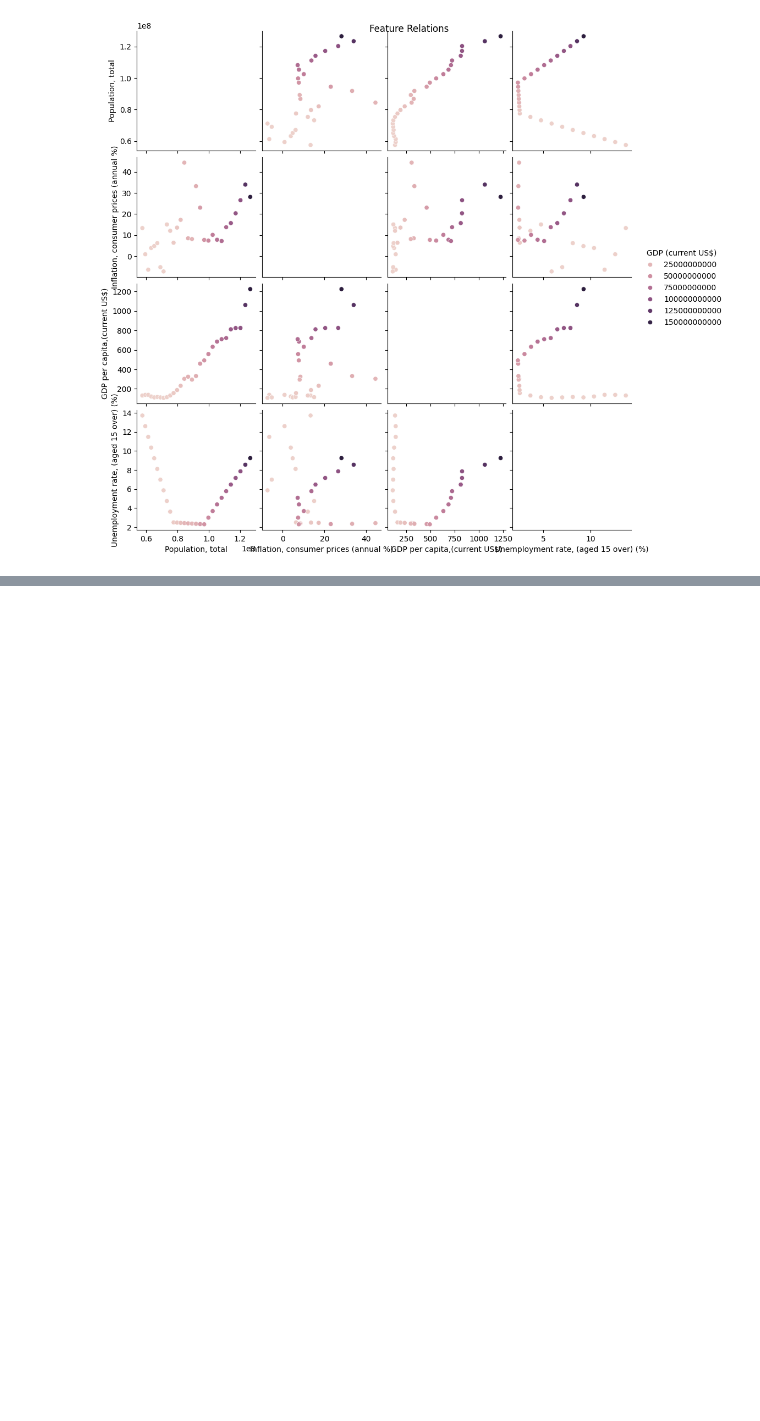
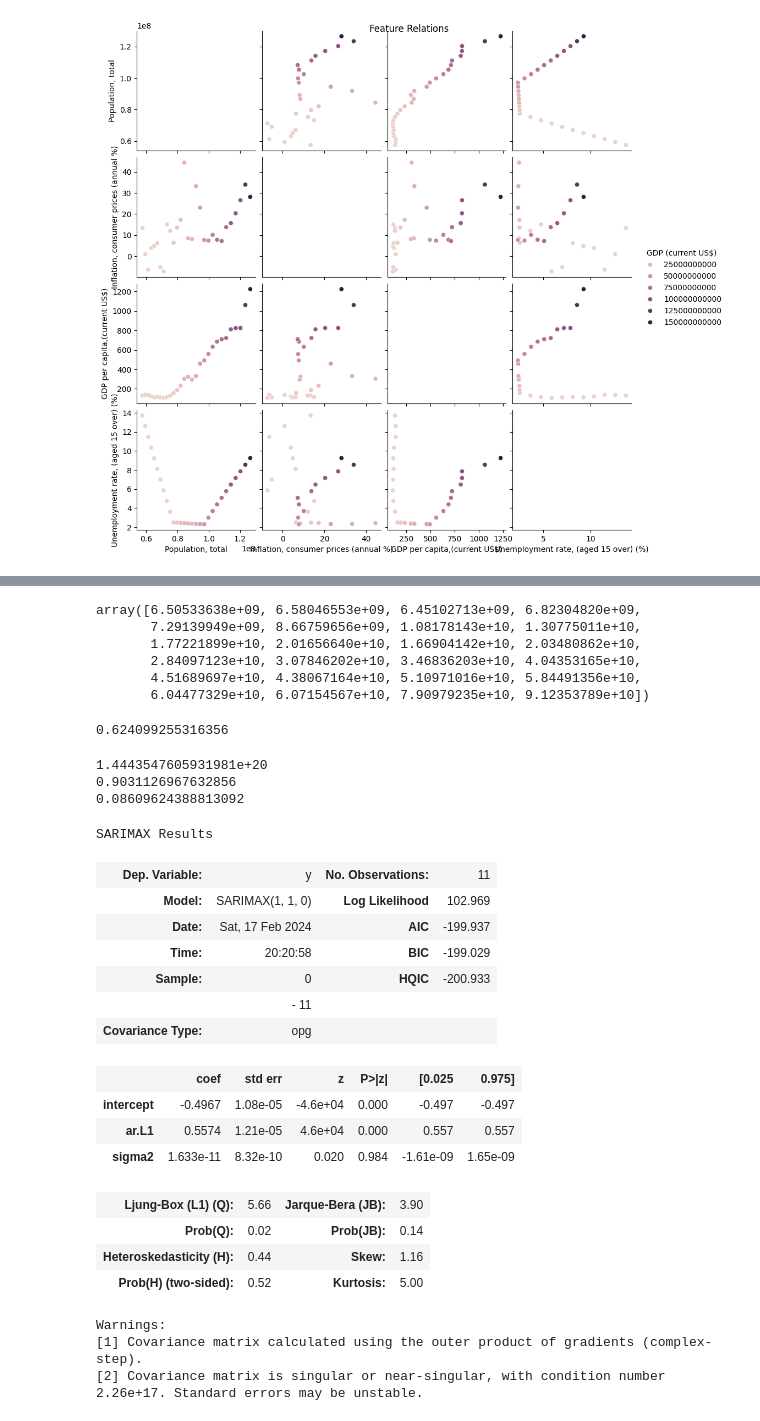
Before and after one commit to arsenilsina/prog_project, a Jupyter notebook: african_economies.ipynb, the cells around one changed output, grey strips where cells are left out. Saved outputs shown, nothing was run; the diff lists cells and outputs as text; code cells hidden in the pictures; blank space fills up the shorter version.

```diff
--- a/african_economies.ipynb
+++ b/african_economies.ipynb
@@ -399,0 +439,61 @@ plt.show()
+# %%
+predictions_test = lm.predict(x_test)
+predictions_test
+# %% [output]
+array([6.50533638e+09, 6.58046553e+09, 6.45102713e+09, 6.82304820e+09,
+       7.29139949e+09, 8.66759656e+09, 1.08178143e+10, 1.30775011e+10,
+       1.77221899e+10, 2.01656640e+10, 1.66904142e+10, 2.03480862e+10,
+       2.84097123e+10, 3.07846202e+10, 3.46836203e+10, 4.04353165e+10,
+       4.51689697e+10, 4.38067164e+10, 5.10971016e+10, 5.84491356e+10,
+       6.04477329e+10, 6.07154567e+10, 7.90979235e+10, 9.12353789e+10])
+# %%
+r2_score_test = r2_score(y_test,predictions_test)
+r2_score_test
+# %% [output]
+0.624099255316356
+# %%
+pred = pd.DataFrame(index=y_test.index)
+MAPE_pred = []
+MAE_pred = []
+
+for i in x_train.columns:
+    if np.all(x_train[i] == x_train[i].iloc[0]):
+        print(f"Column {i} is constant. Skipping ARIMA fitting.")
+        continue
+    stepwise_fit = auto_arima(x_train[i], error_action='ignore', suppress_warnings=True)
+    next_test = stepwise_fit.predict(n_periods=len(x_test))
+    pred[i] = next_test
+    MAPE_pred.append(mean_absolute_percentage_error(x_test[i], next_test))
+    MAE_pred.append(mean_absolute_error(x_test[i], next_test))
+# %%
+predictions = pd.DataFrame(index=y_test.index)
+predictions['predicted_GDP'] = lm.predict(x_test)
+
+print(mean_squared_error(y_test, predictions['predicted_GDP']))
+print(r2_score(y_test, predictions['predicted_GDP']))
+print(mean_absolute_percentage_error(y_test, predictions['predicted_GDP']))
+
+stepwise_fit.summary()
+# %% [output]
+1.4443547605931981e+20
+0.9031126967632856
+0.08609624388813092
+SARIMAX Results
+| Dep. Variable: | y | No. Observations: | 11 |
+| Model: | SARIMAX(1, 1, 0) | Log Likelihood | 102.969 |
+| Date: | Sat, 17 Feb 2024 | AIC | -199.937 |
+| Time: | 20:20:58 | BIC | -199.029 |
+| Sample: | 0 | HQIC | -200.933 |
+|  | - 11 |  |  |
+| Covariance Type: | opg |  |  |
+|  | coef | std err | z | P>|z| | [0.025 | 0.975] |
+| intercept | -0.4967 | 1.08e-05 | -4.6e+04 | 0.000 | -0.497 | -0.497 |
+| ar.L1 | 0.5574 | 1.21e-05 | 4.6e+04 | 0.000 | 0.557 | 0.557 |
+| sigma2 | 1.633e-11 | 8.32e-10 | 0.020 | 0.984 | -1.61e-09 | 1.65e-09 |
+| Ljung-Box (L1) (Q): | 5.66 | Jarque-Bera (JB): | 3.90 |
+| Prob(Q): | 0.02 | Prob(JB): | 0.14 |
+| Heteroskedasticity (H): | 0.44 | Skew: | 1.16 |
+| Prob(H) (two-sided): | 0.52 | Kurtosis: | 5.00 |
+Warnings:
+[1] Covariance matrix calculated using the outer product of gradients (complex-step).
+[2] Covariance matrix is singular or near-singular, with condition number 2.26e+17. Standard errors may be unstable.
```
Also changed, not shown: parts of 10 cells of this notebook.
